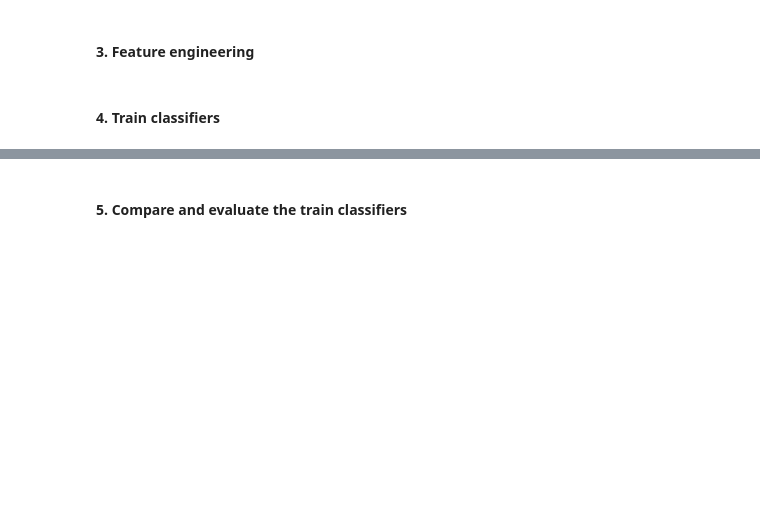
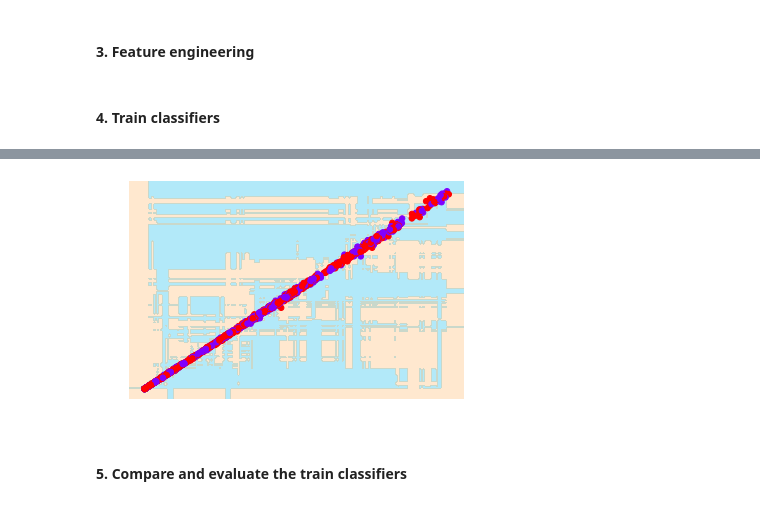
Before and after one commit to natthawit-jan/project2_datam, a Jupyter notebook: Project2B-Stock-market-prediction.ipynb, the cells around one changed output, grey strips where cells are left out. Drawn from its saved outputs; the diff is of its cells as text; code cells hidden in the pictures; blank space fills up the shorter version.

```diff
--- a/Project2B-Stock-market-prediction.ipynb
+++ b/Project2B-Stock-market-prediction.ipynb
@@ -185,3 +278,7 @@ weighted avg       0.49      0.49      0.49       986
+# %%
+visualize_classifier(RandomForestClassifier(), A_train_data, A_train_target)
+# %% [output]
+[figure, added]
 # %% [markdown]
 #### 5. Compare and evaluate the train classifiers
 # %%
```
Also changed, not shown: parts of 22 cells of this notebook.
